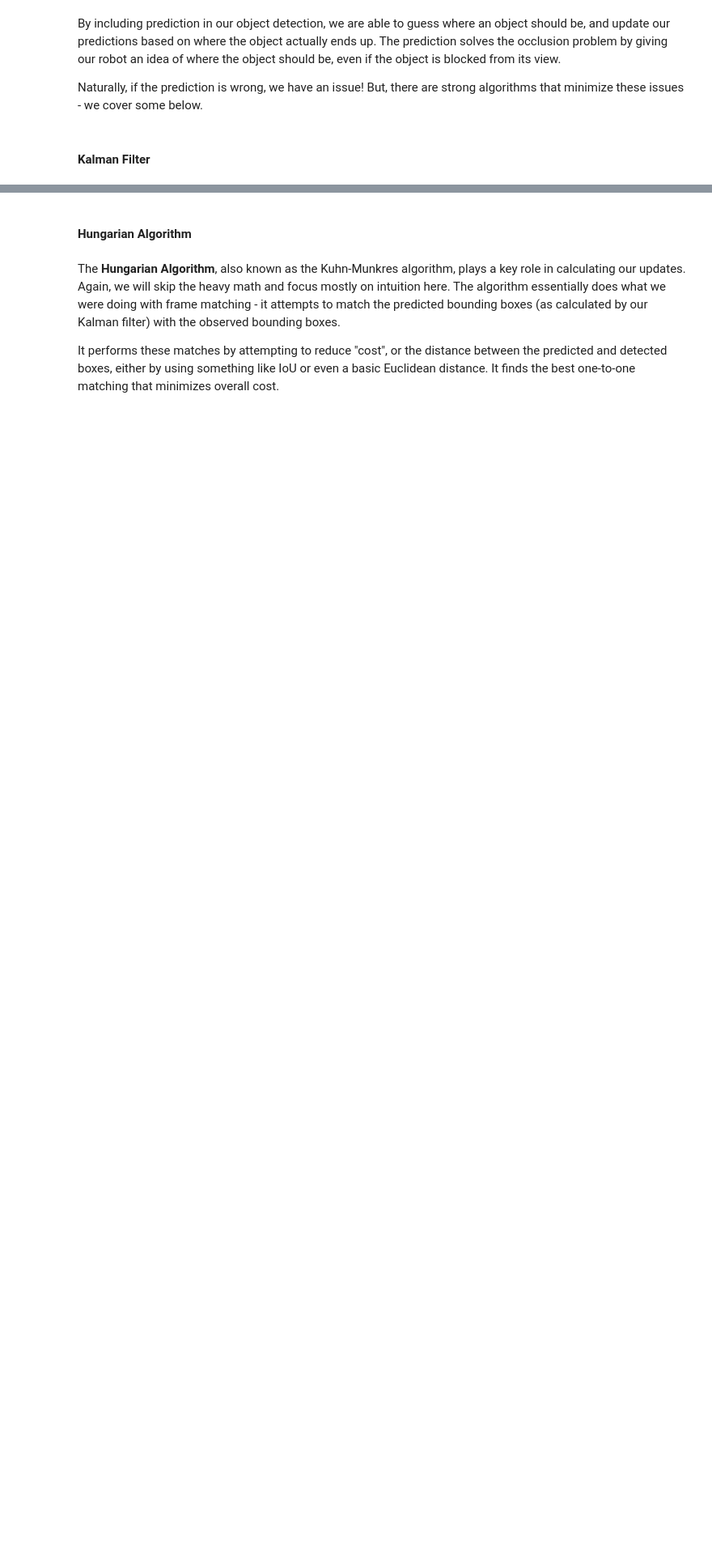
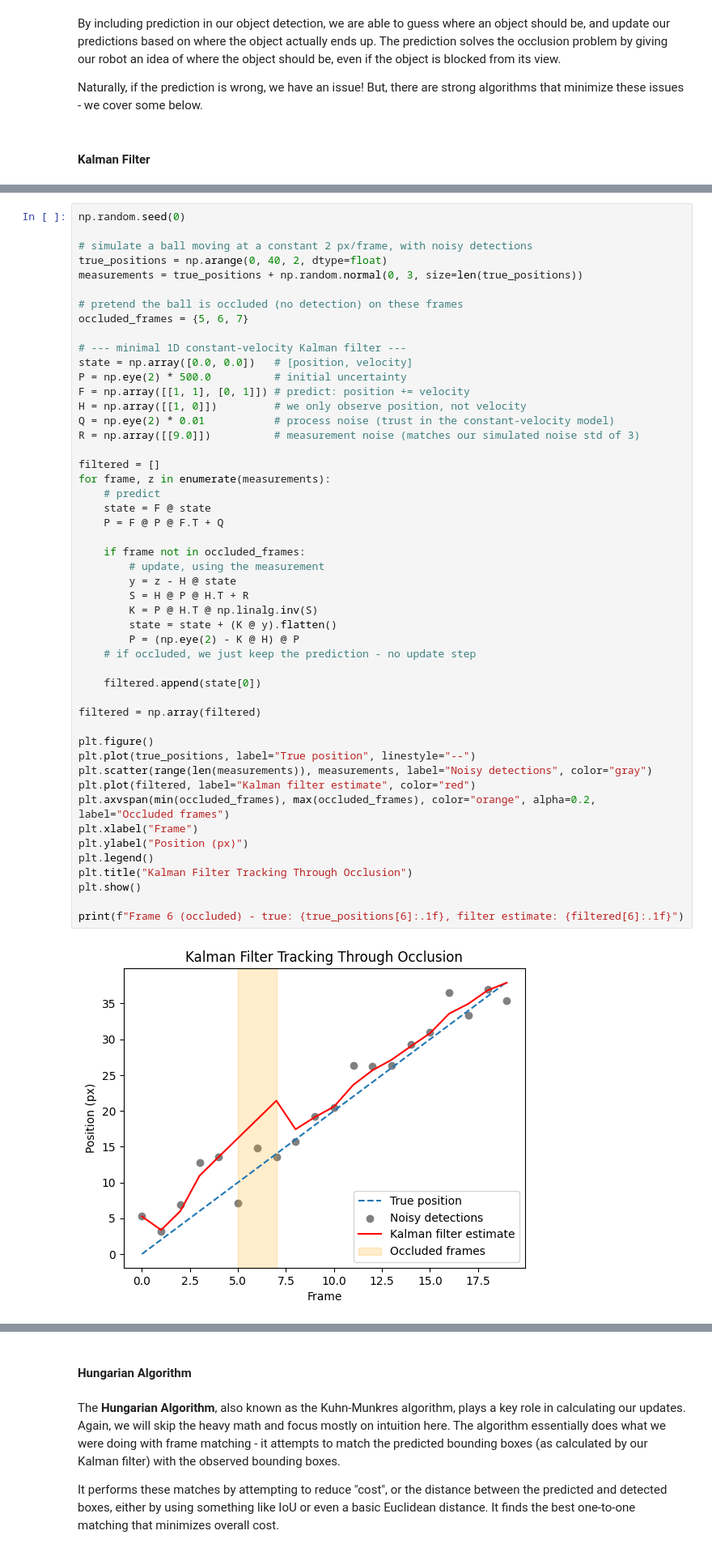
Before and after one commit to nickmelamed/mortorq_instruction, a Jupyter notebook: ml_resources/perception_primer/05-objects-in-motion.ipynb, the cells around one changed output, grey strips where cells are left out. Shown at 81% size. Saved outputs shown, nothing was run; the diff lists cells and outputs as text; blank space fills up the shorter version.

```diff
--- a/ml_resources/perception_primer/05-objects-in-motion.ipynb
+++ b/ml_resources/perception_primer/05-objects-in-motion.ipynb
@@ -128,0 +216,51 @@ The reason this works with occlusion because if occlusion occurs, the prediction
+# %%
+np.random.seed(0)
+
+# simulate a ball moving at a constant 2 px/frame, with noisy detections
+true_positions = np.arange(0, 40, 2, dtype=float)
+measurements = true_positions + np.random.normal(0, 3, size=len(true_positions))
+
+# pretend the ball is occluded (no detection) on these frames
+occluded_frames = {5, 6, 7}
+
+# --- minimal 1D constant-velocity Kalman filter ---
+state = np.array([0.0, 0.0])   # [position, velocity]
+P = np.eye(2) * 500.0          # initial uncertainty
+F = np.array([[1, 1], [0, 1]]) # predict: position += velocity
+H = np.array([[1, 0]])         # we only observe position, not velocity
+Q = np.eye(2) * 0.01           # process noise (trust in the constant-velocity model)
+R = np.array([[9.0]])          # measurement noise (matches our simulated noise std of 3)
+
+filtered = []
+for frame, z in enumerate(measurements):
+    # predict
+    state = F @ state
+    P = F @ P @ F.T + Q
+
+    if frame not in occluded_frames:
+        # update, using the measurement
+        y = z - H @ state
+        S = H @ P @ H.T + R
+        K = P @ H.T @ np.linalg.inv(S)
+        state = state + (K @ y).flatten()
+        P = (np.eye(2) - K @ H) @ P
+    # if occluded, we just keep the prediction - no update step
+
+    filtered.append(state[0])
+
+filtered = np.array(filtered)
+
+plt.figure()
+plt.plot(true_positions, label="True position", linestyle="--")
+plt.scatter(range(len(measurements)), measurements, label="Noisy detections", color="gray")
+plt.plot(filtered, label="Kalman filter estimate", color="red")
+plt.axvspan(min(occluded_frames), max(occluded_frames), color="orange", alpha=0.2, label="Occluded frames")
+plt.xlabel("Frame")
+plt.ylabel("Position (px)")
+plt.legend()
+plt.title("Kalman Filter Tracking Through Occlusion")
+plt.show()
+
+print(f"Frame 6 (occluded) - true: {true_positions[6]:.1f}, filter estimate: {filtered[6]:.1f}")
+# %% [output]
+[figure, added]
```
Also changed, not shown: parts of 22 cells of this notebook, 1 other file.
